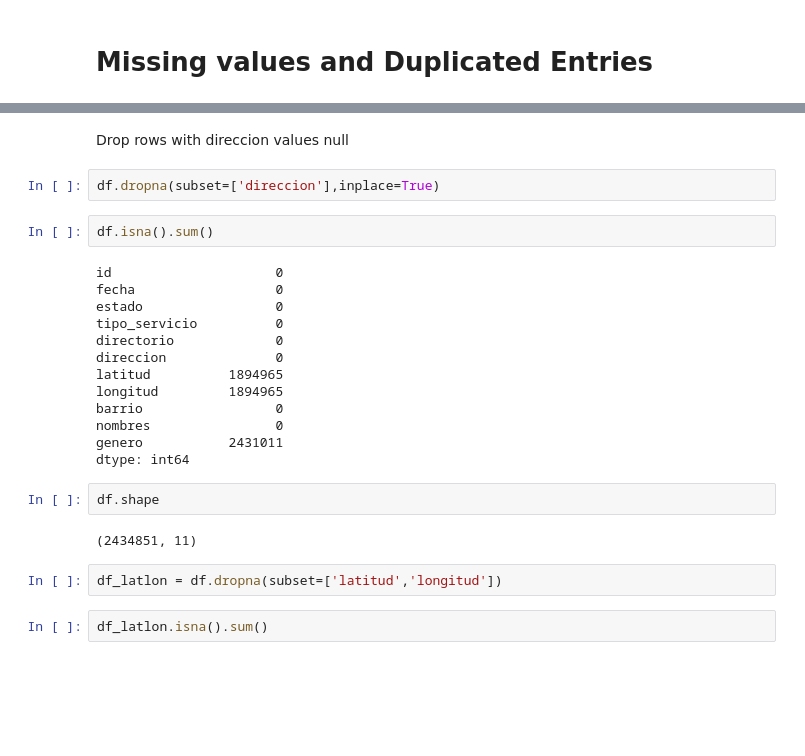
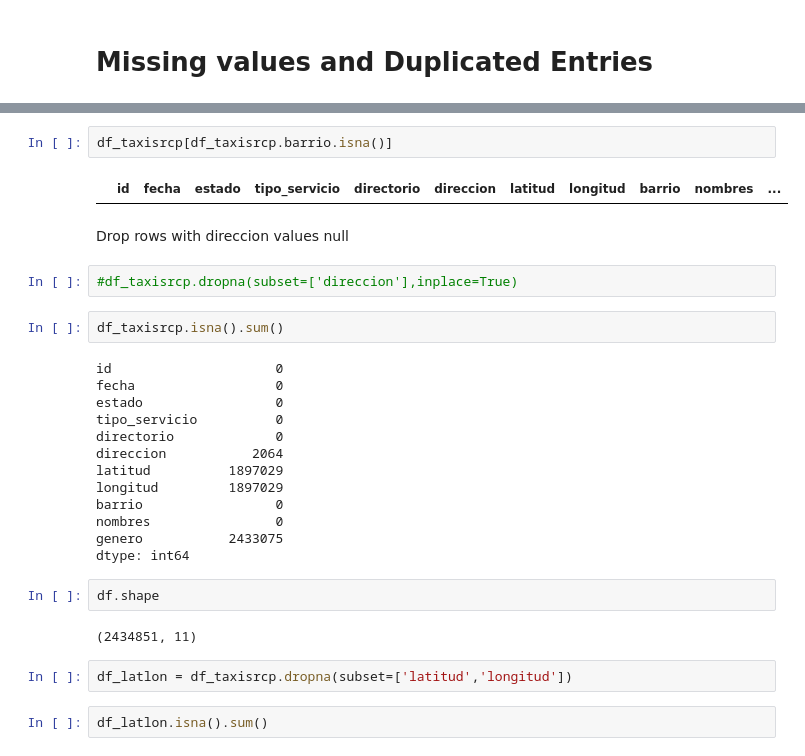
Before and after one commit to jjpizarro/datascience, a Jupyter notebook: EDA-project-ds4a.ipynb, the cells around one changed output, grey strips where cells are left out. Saved outputs shown, nothing was run; the diff lists cells and outputs as text; blank space fills up the shorter version.

```diff
--- a/EDA-project-ds4a.ipynb
+++ b/EDA-project-ds4a.ipynb
@@ -295,31 +261,35 @@ else:
   print("\nNo duplicated entries found")
 # %% [output]
 No duplicated entries found
+# %%
+df_taxisrcp[df_taxisrcp.barrio.isna()]
+# %% [output]
+|  | id | fecha | estado | tipo_servicio | directorio | direccion | latitud | longitud | barrio | nombres | ... |
 # %% [markdown]
 Drop rows with direccion values null
 # %%
-df.dropna(subset=['direccion'],inplace=True)
+#df_taxisrcp.dropna(subset=['direccion'],inplace=True)
 # %%
-df.isna().sum()
+df_taxisrcp.isna().sum()
 # %% [output]
 id                     0
 fecha                  0
 estado                 0
 tipo_servicio          0
 directorio             0
-direccion              0
-latitud          1894965
-longitud         1894965
+direccion           2064
+latitud          1897029
+longitud         1897029
 barrio                 0
 nombres                0
-genero           2431011
+genero           2433075
 dtype: int64
 # %%
 df.shape
 # %% [output]
 (2434851, 11)
 # %%
-df_latlon = df.dropna(subset=['latitud','longitud'])
+df_latlon = df_taxisrcp.dropna(subset=['latitud','longitud'])
 # %%
 df_latlon.isna().sum()
 # %% [output]
```
Also changed, not shown: parts of 27 cells of this notebook.
